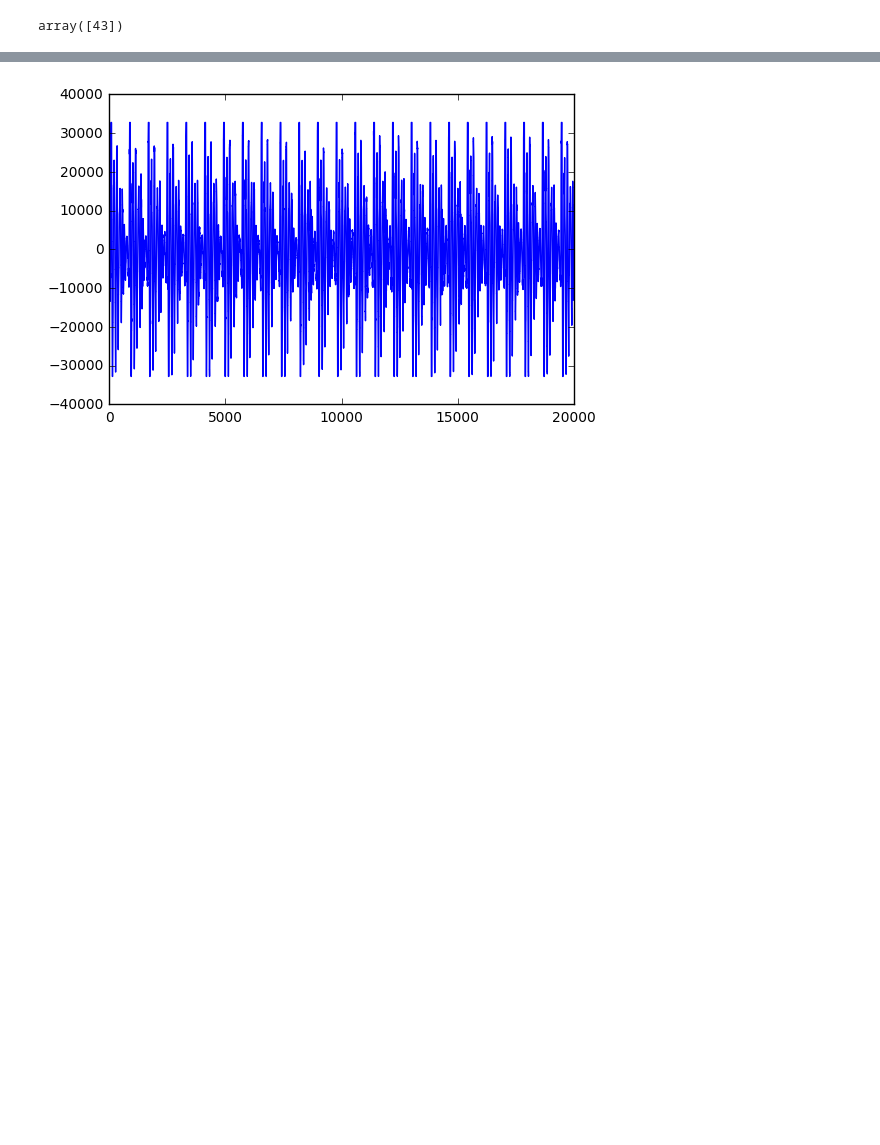
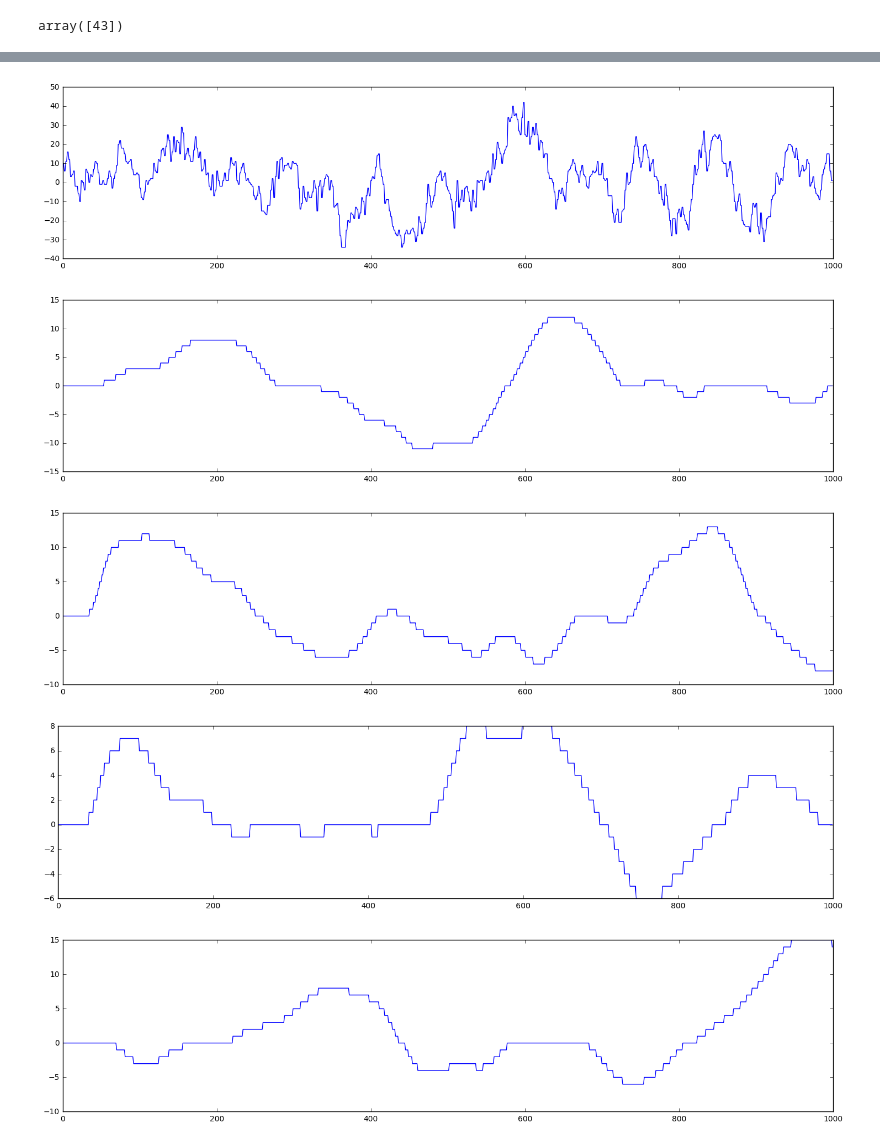
Before and after one commit to nomnom-mst/exhibition, a Jupyter notebook: waveanalyze.ipynb, the cells around one changed output, grey strips where cells are left out. Saved outputs shown, nothing was run; the diff lists cells and outputs as text; code cells hidden in the pictures; blank space fills up the shorter version.

```diff
--- a/waveanalyze.ipynb
+++ b/waveanalyze.ipynb
@@ -59,13 +53,33 @@ pitch.calc_pitch(data, 44100)
-# %%
-imp.reload(convert)
-
-buf_file = "data/original/a.float"
-results = convert.read_float(buf_file)
-
-x = np.arange(len(results))
-y = results
-
-plt.plot(x, y)
-plt.show()
-# %% [output]
-[figure, removed]
+# %%
+imp.reload(waveinfo)
+
+ROUGHNESS1 = 100
+ROUGHNESS2 = 500
+ROUGHNESS3 = 2000
+ROUGHNESS4 = 7000
+
+filename = "arayuru"
+data = waveinfo.get_data("data/"+filename+"/"+filename+".wav")
+waveinfo.show_image(data)
+
+s1_data = waveinfo.smoothing(data, ROUGHNESS1)
+waveinfo.show_image(s1_data)
+waveinfo.save_file("data/"+filename+"/s1_"+filename+".wav", s1_data)
+
+s2_data = waveinfo.smoothing(data, ROUGHNESS2)
+waveinfo.show_image(s2_data)
+waveinfo.save_file("data/"+filename+"/s2_"+filename+".wav", s2_data)
+
+s3_data = waveinfo.smoothing(data, ROUGHNESS3)
+waveinfo.show_image(s3_data)
+waveinfo.save_file("data/"+filename+"/s3_"+filename+".wav", s3_data)
+
+s4_data = waveinfo.smoothing(data, ROUGHNESS4)
+waveinfo.show_image(s4_data)
+waveinfo.save_file("data/"+filename+"/s4_"+filename+".wav", s4_data)
+# %% [output]
+[figure, added]
+[figure, added]
+[figure, added]
+[figure, added]
+[figure, added]
```
Also changed, not shown: parts of 7 cells of this notebook, 45 other files.
